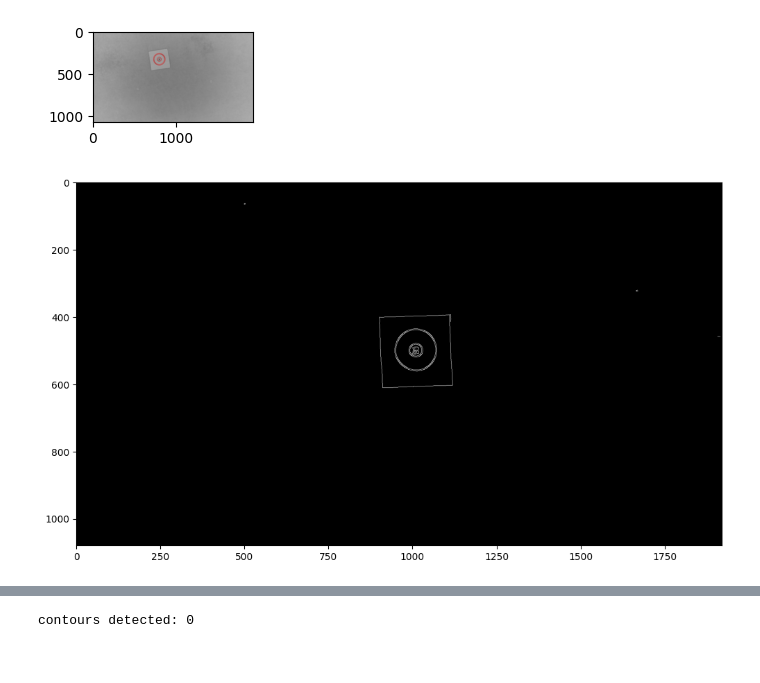
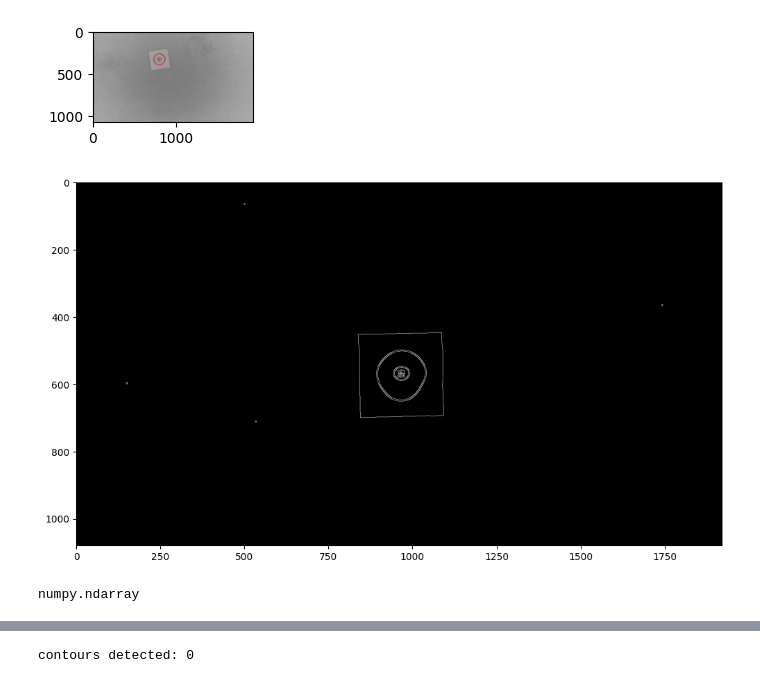
Before and after one commit to JTUnger/AlicantoFS, a Jupyter notebook: RX2022_task9_bobdetect_test.ipynb, the cells around one changed output, grey strips where cells are left out. Saved outputs shown, nothing was run; the diff lists cells and outputs as text; code cells hidden in the pictures.

```diff
--- a/RX2022_task9_bobdetect_test.ipynb
+++ b/RX2022_task9_bobdetect_test.ipynb
@@ -67,10 +67,15 @@ for i in range(5):
 [figure]
 [figure]
 # %%
+im = cv2.imread(f"./sift/letters/landing/landing2.png", 0)
 edges = cv2.Canny(im,100,200)
 cv2_imshowbw(edges)
 # %% [output]
-[figure, old version]
+[figure, new version]
+# %%
+type(edges)
+# %% [output]
+numpy.ndarray
 # %%
 blurred = cv2.GaussianBlur(im, (3, 3), 0)
 thresh = cv2.threshold(blurred, 120, 250,cv2.THRESH_BINARY)[1]
```
Also changed, not shown: parts of 3 cells of this notebook, 7 other files.
